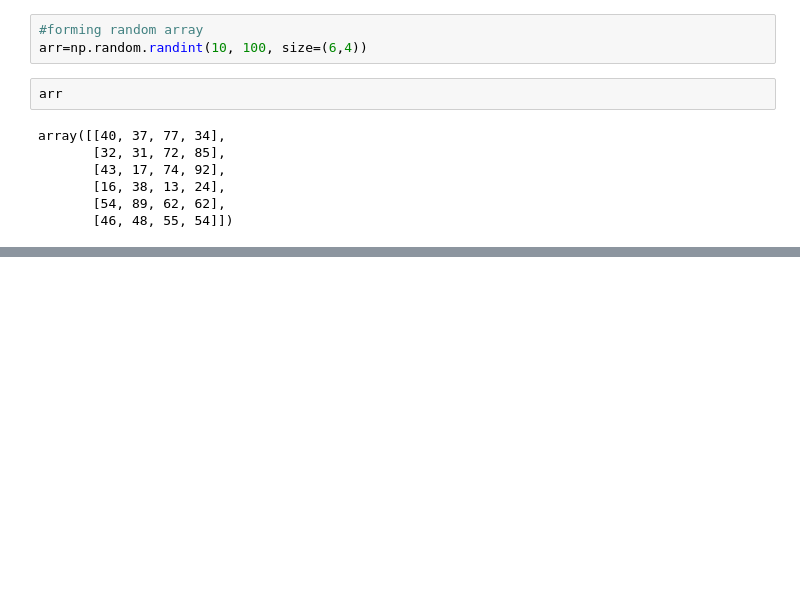
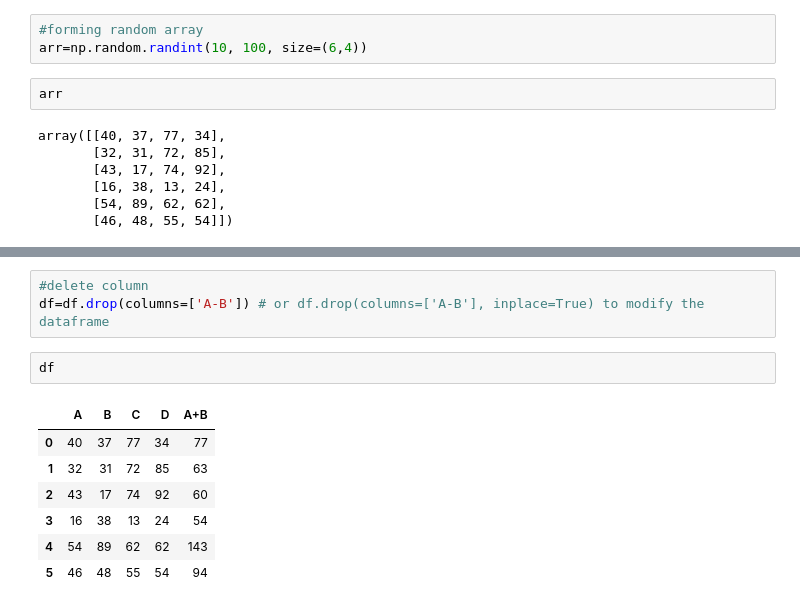
Before and after one commit to ApoorvaDogra/PythonQuickGuide, a Jupyter notebook: Python Quick Guide.ipynb, the cells around one changed output, grey strips where cells are left out. Drawn from its saved outputs; the diff is of its cells as text; blank space fills up the shorter version.

```diff
--- a/Python Quick Guide.ipynb
+++ b/Python Quick Guide.ipynb
@@ -627,0 +751,13 @@ array([[40, 37, 77, 34],
+# %%
+#delete column
+df=df.drop(columns=['A-B']) # or df.drop(columns=['A-B'], inplace=True) to modify the dataframe
+# %%
+df
+# %% [output]
+|  | A | B | C | D | A+B |
+| 0 | 40 | 37 | 77 | 34 | 77 |
+| 1 | 32 | 31 | 72 | 85 | 63 |
+| 2 | 43 | 17 | 74 | 92 | 60 |
+| 3 | 16 | 38 | 13 | 24 | 54 |
+| 4 | 54 | 89 | 62 | 62 | 143 |
+| 5 | 46 | 48 | 55 | 54 | 94 |
```
Also changed, not shown: parts of 20 cells of this notebook.
